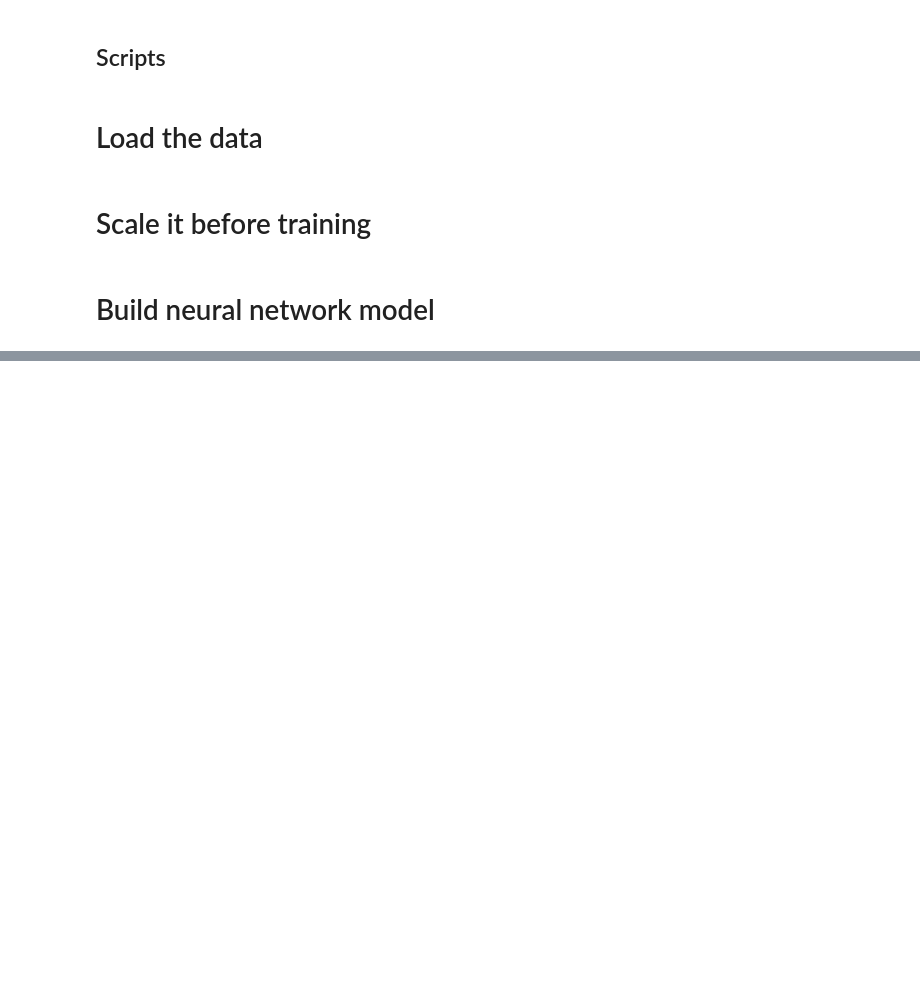
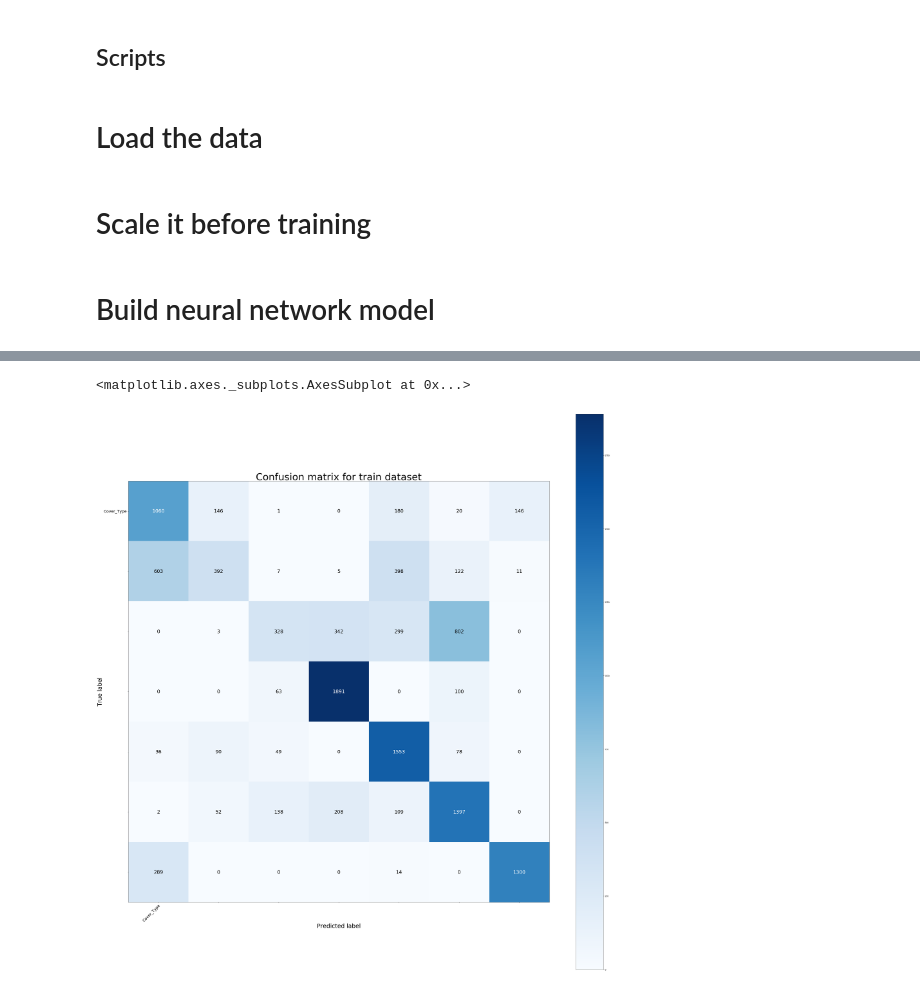
Before and after one commit to stefan-matcovici/Forest-Cover-Type-Prediction, a Jupyter notebook: 4-classification/ann.ipynb, the cells around one changed output, grey strips where cells are left out. Drawn from its saved outputs; the diff is of its cells as text; code cells hidden in the pictures; blank space fills up the shorter version.

```diff
--- a/4-classification/ann.ipynb
+++ b/4-classification/ann.ipynb
@@ -121,7 +122,7 @@ for train_index, test_index in skf.split(X, y):
               metrics=['accuracy'])
 
     model.fit(X_train,
-          to_categorical(y_train),
+          to_categorical(y_train-1),
           batch_size=128,
           epochs=50,
           shuffle=True,
@@ -153,5 +154,8 @@ Epoch 50/50
 # %%
-plot_confusion_matrix(y, np.argmax(y_predicted_total, axis=1), classes=list(set(y[data['target']])),
+plot_confusion_matrix(y-1, np.argmax(y_predicted_total, axis=1), classes=list(set(y[data['target']])),
                   title='Confusion matrix for train dataset')
+# %% [output]
+<matplotlib.axes._subplots.AxesSubplot at 0x...>
+[figure, added]
 # %%
 target_names = ['Class ' + str(index) for index in list(set(y[data['target'][0]].tolist()))]
```
Also changed, not shown: parts of 6 cells of this notebook, 1 other file.
